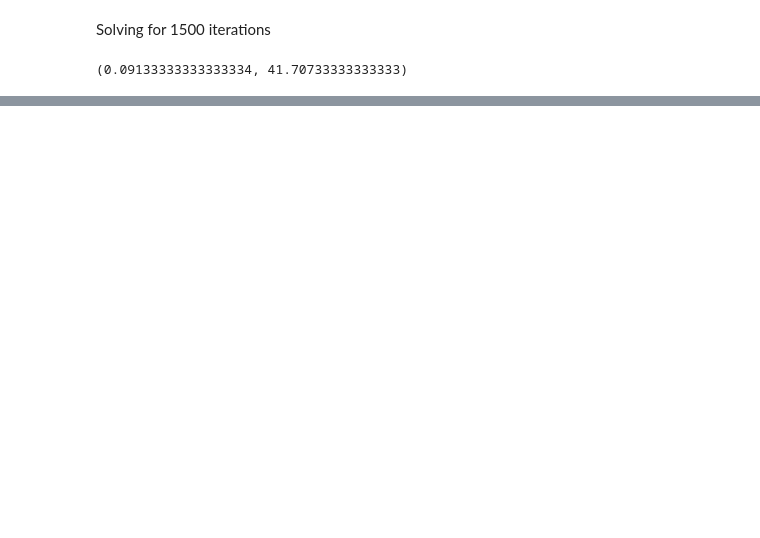
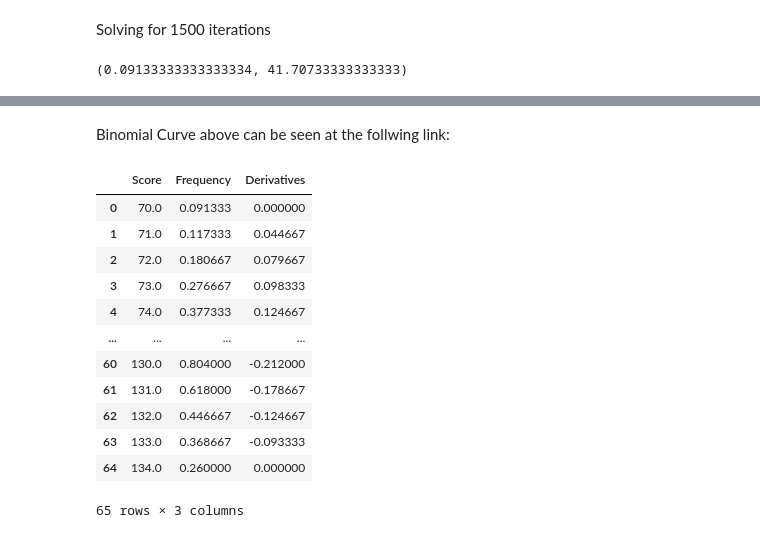
Before and after one commit to usamatrq94/BinomialCurve, a Jupyter notebook: Binomial_Graphs.ipynb, the cells around one changed output, grey strips where cells are left out. Drawn from its saved outputs; the diff is of its cells as text; code cells hidden in the pictures; blank space fills up the shorter version.

```diff
--- a/Binomial_Graphs.ipynb
+++ b/Binomial_Graphs.ipynb
@@ -98,0 +103,30 @@ fig.show()
+# %% [markdown]
+Binomial Curve above can be seen at the follwing link:
+# %%
+deri = []
+fir = 0
+deri.append(fir)
+
+for a in range(1,64):
+    diff = (data['Frequency'][a+1] - data['Frequency'][a-1])/2
+    deri.append(diff)
+
+end = 0
+deri.append(end)
+# %%
+der = pd.DataFrame(deri, columns = ['Derivatives'])
+data = pd.concat([data, der], axis = 1)
+# %% [output]
+|  | Score | Frequency | Derivatives |
+| 0 | 70.0 | 0.091333 | 0.000000 |
+| 1 | 71.0 | 0.117333 | 0.044667 |
+| 2 | 72.0 | 0.180667 | 0.079667 |
+| 3 | 73.0 | 0.276667 | 0.098333 |
+| 4 | 74.0 | 0.377333 | 0.124667 |
+| ... | ... | ... | ... |
+| 60 | 130.0 | 0.804000 | -0.212000 |
+| 61 | 131.0 | 0.618000 | -0.178667 |
+| 62 | 132.0 | 0.446667 | -0.124667 |
+| 63 | 133.0 | 0.368667 | -0.093333 |
+| 64 | 134.0 | 0.260000 | 0.000000 |
+65 rows × 3 columns
```
Also changed, not shown: parts of 8 cells of this notebook.
